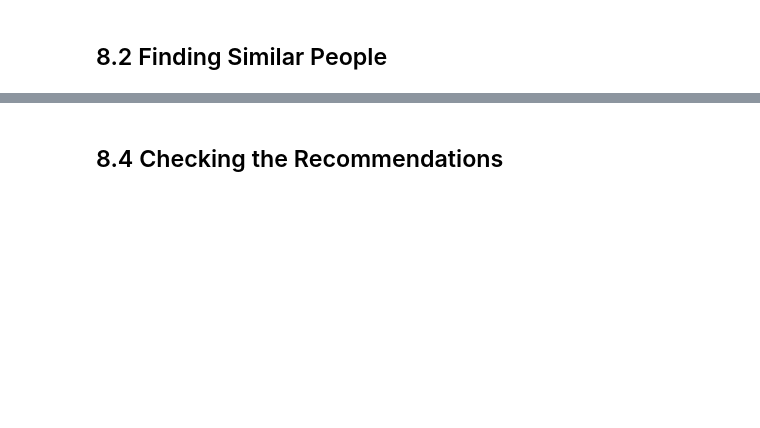
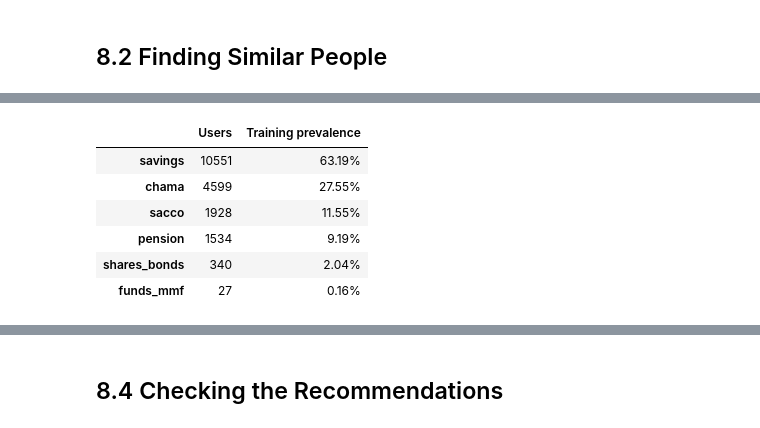
Before and after one commit to Fascos/investment-readiness-capstone-project, a Jupyter notebook: index.ipynb, the cells around one changed output, grey strips where cells are left out. Cells and saved outputs as stored; diff of their text form; code cells hidden in the pictures; blank space fills up the shorter version.

```diff
--- a/index.ipynb
+++ b/index.ipynb
@@ -2491,0 +2458,85 @@ Goal: for a new person, suggest investment options based on what **similar peopl
+# %%
+# Find similar people: fit nearest neighbours on the training rows, and record which options each person uses
+
+from sklearn.neighbors import NearestNeighbors
+from sklearn.base import clone
+
+# Number of similar training respondents considered.
+N_NEIGHBORS = 50
+
+# Confidence/fallback rules.
+MIN_ACTIVE_NEIGHBORS = 3        # neighbours who use an investment option (pension, funds_mmf or shares_bonds)
+MAX_MEAN_DISTANCE = None        # set from the real distances in the next cell
+DISTANCE_EPSILON = 0.01         # keeps one near-identical neighbour from outweighing everyone else
+
+# Use a fresh copy so Section 8 has its own fitted transformer
+# and remains independent of the classifier pipeline.
+recommender_preprocessor = clone(preprocessor)
+
+# Fit on X_train only.
+X_train_recommender = recommender_preprocessor.fit_transform(X_train)
+
+# Fit the neighbour search on transformed training profiles.
+nearest_neighbours = NearestNeighbors(
+    n_neighbors=N_NEIGHBORS,
+    metric="cosine",
+    algorithm="brute",
+    n_jobs=-1
+)
+nearest_neighbours.fit(X_train_recommender)
+
+# Convert survey option responses to binary current-use labels.
+# 1 means the respondent currently uses the option.
+def current_use_indicator(series):
+    """
+    Convert the FinAccess option response to:
+    1 = current use
+    0 = not current use
+    Handles the different wording used by the survey columns.
+    """
+    cleaned = (
+        series
+        .astype(str)
+        .str.strip()
+        .str.lower()
+    )
+    current_use_values = {
+        "usage",
+        "currently use"
+    }
+    return cleaned.isin(current_use_values).astype(int)
+
+# Outcomes for training neighbours only.
+train_option_usage = pd.DataFrame(
+    {
+        option: current_use_indicator(
+            df.loc[X_train.index, option]
+        )
+        for option in OPTIONS
+    },
+    index=X_train.index
+)
+
+# Verify alignment and prevent accidental leakage.
+assert train_option_usage.index.equals(X_train.index)
+assert set(train_option_usage.columns) == set(OPTIONS)
+assert FAIRNESS_COL not in X_train.columns
+assert not set(OPTIONS) & set(X_train.columns)
+assert TARGET not in X_train.columns
+assert WEIGHT not in X_train.columns
+assert "wealth_quintile" not in X_train.columns
+
+print("Recommendation engine prepared successfully.")
+print(f"Training profiles: {X_train_recommender.shape[0]:,}")
+print(f"Transformed columns: {X_train_recommender.shape[1]}")
+print(f"Neighbours per recommendation: {N_NEIGHBORS}")
+print("\nCurrent option use in the training sample:")
+display(
+    pd.DataFrame({
+        "Users": train_option_usage.sum(),
+        "Training prevalence": train_option_usage.mean()
+    })
+    .sort_values("Users", ascending=False)
+    .style.format({"Training prevalence": "{:.2%}"})
+)
+# %% [output]
@@ -2491,0 +2549,7 @@ Goal: for a new person, suggest investment options based on what **similar peopl
+|  | Users | Training prevalence |
+| savings | 10551 | 63.19% |
+| chama | 4599 | 27.55% |
+| sacco | 1928 | 11.55% |
+| pension | 1534 | 9.19% |
+| shares_bonds | 340 | 2.04% |
+| funds_mmf | 27 | 0.16% |
```
Also changed, not shown: parts of 55 cells of this notebook.
